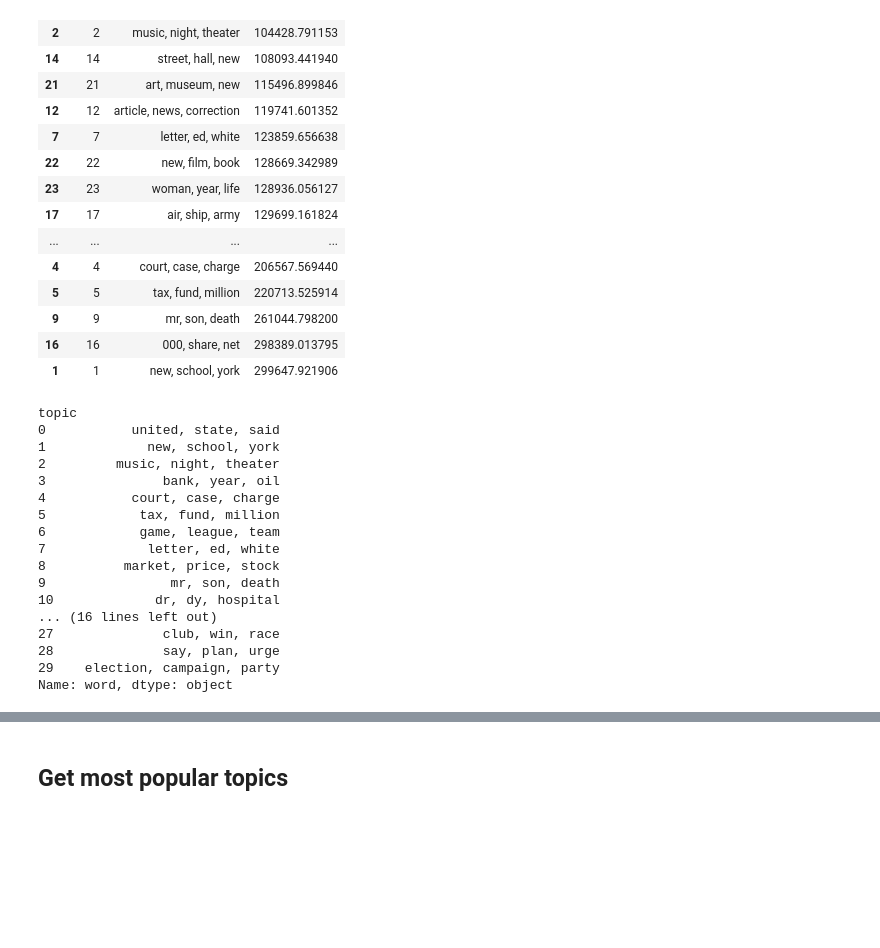
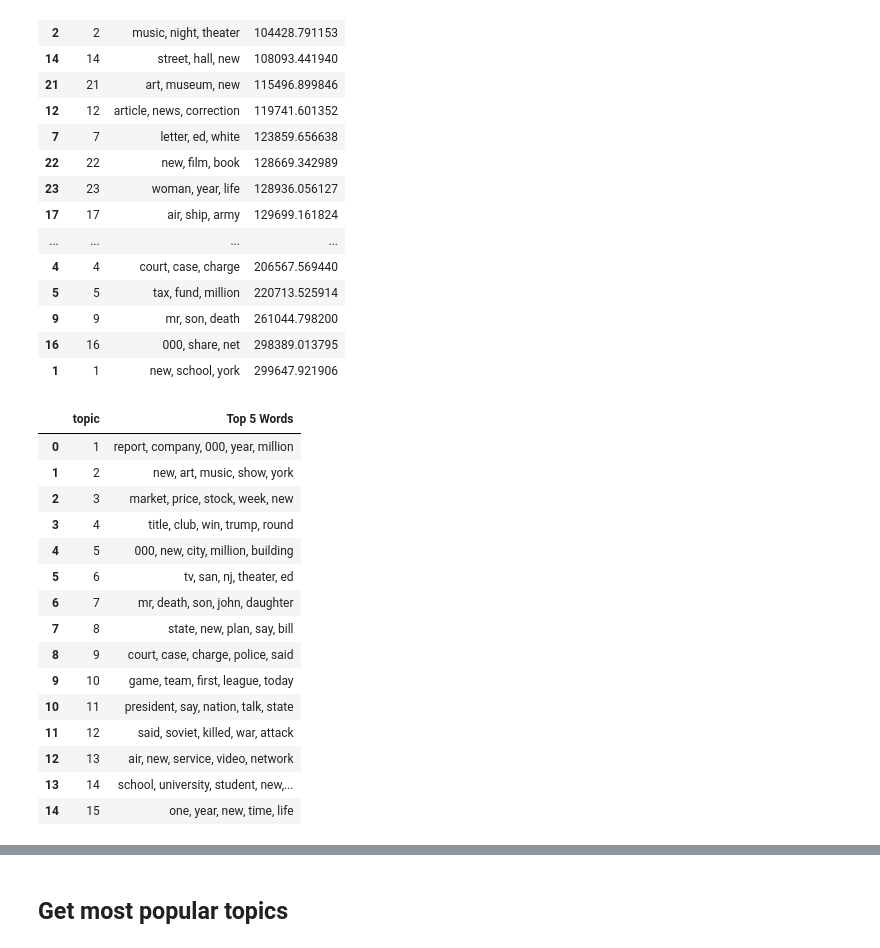
Before and after one commit to AutumnEvans418/in-data-we-trust, a Jupyter notebook: src/reports/lda_training.ipynb, the cells around one changed output, grey strips where cells are left out. Cells and saved outputs as stored; diff of their text form; code cells hidden in the pictures; blank space fills up the shorter version.

```diff
--- a/src/reports/lda_training.ipynb
+++ b/src/reports/lda_training.ipynb
@@ -322,25 +466,28 @@ df.groupby("topic")[['word', 'weight']].agg(word_list=('word', lambda x: ", ".jo
 | 16 | 16 | 000, share, net | 298389.013795 |
 | 1 | 1 | new, school, york | 299647.921906 |
 # %%
-chart_data = df.groupby("topic")["word"].apply(lambda x: ", ".join(x.tolist()[0:3]))
+chart_data = df.groupby("topic")["word"].apply(lambda x: ", ".join(x.tolist()[0:5])).reset_index()
+chart_data['topic'] += 1
+
+chart_data = chart_data.rename(columns={'word':'Top 5 Words'})
+
 chart_data
 # %% [output]
-topic
-0           united, state, said
-1             new, school, york
-2         music, night, theater
-3               bank, year, oil
-4           court, case, charge
-5            tax, fund, million
-6            game, league, team
-7             letter, ed, white
-8          market, price, stock
-9                mr, son, death
-10             dr, dy, hospital
-... (16 lines left out)
-27              club, win, race
-28              say, plan, urge
-29    election, campaign, party
-Name: word, dtype: object
+|  | topic | Top 5 Words |
+| 0 | 1 | report, company, 000, year, million |
+| 1 | 2 | new, art, music, show, york |
+| 2 | 3 | market, price, stock, week, new |
+| 3 | 4 | title, club, win, trump, round |
+| 4 | 5 | 000, new, city, million, building |
+| 5 | 6 | tv, san, nj, theater, ed |
+| 6 | 7 | mr, death, son, john, daughter |
+| 7 | 8 | state, new, plan, say, bill |
+| 8 | 9 | court, case, charge, police, said |
+| 9 | 10 | game, team, first, league, today |
+| 10 | 11 | president, say, nation, talk, state |
+| 11 | 12 | said, soviet, killed, war, attack |
+| 12 | 13 | air, new, service, video, network |
+| 13 | 14 | school, university, student, new,... |
+| 14 | 15 | one, year, new, time, life |
 # %%
 #display table
```
Also changed, not shown: parts of 11 cells of this notebook, 2 other files.
